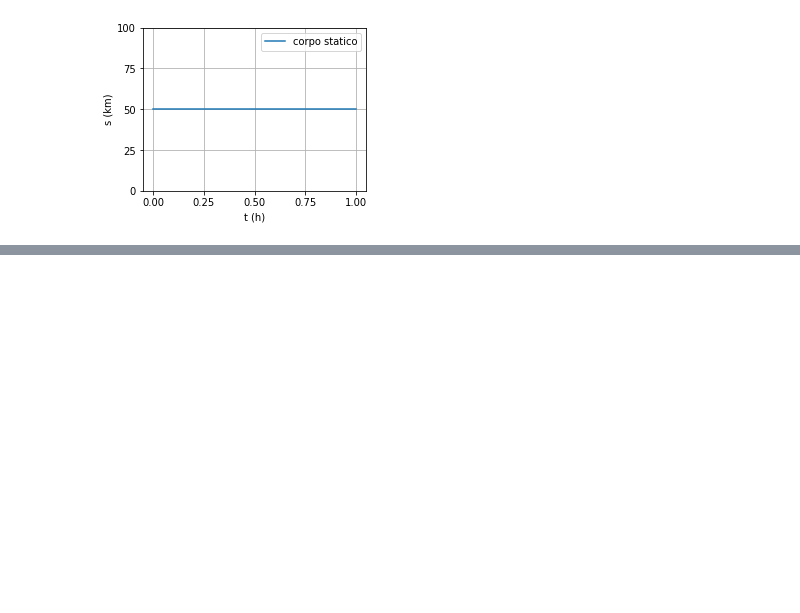
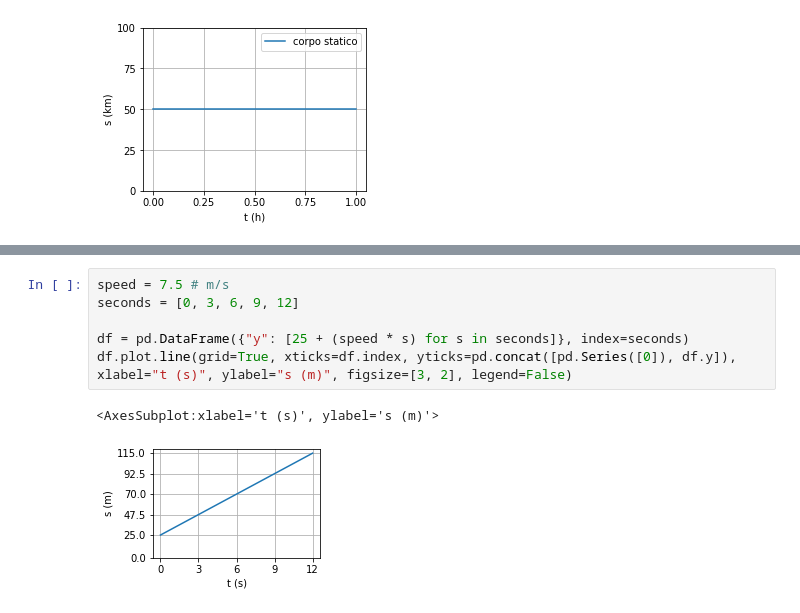
Before and after one commit to dennyb87/phoenomena, a Jupyter notebook: 3_forze_e_moto/esercizi/notebook.ipynb, the cells around one changed output, grey strips where cells are left out. Saved outputs shown, nothing was run; the diff lists cells and outputs as text; blank space fills up the shorter version.

```diff
--- a/3_forze_e_moto/esercizi/notebook.ipynb
+++ b/3_forze_e_moto/esercizi/notebook.ipynb
@@ -47,0 +49,9 @@ df.plot.line(grid=True, xticks=df.index, yticks=df.y, xlabel="t (h)", ylabel="s
+# %%
+speed = 7.5 # m/s
+seconds = [0, 3, 6, 9, 12]
+
+df = pd.DataFrame({"y": [25 + (speed * s) for s in seconds]}, index=seconds)
+df.plot.line(grid=True, xticks=df.index, yticks=pd.concat([pd.Series([0]), df.y]), xlabel="t (s)", ylabel="s (m)", figsize=[3, 2], legend=False)
+# %% [output]
+<AxesSubplot:xlabel='t (s)', ylabel='s (m)'>
+[figure, added]
```
Also changed, not shown: parts of 4 cells of this notebook, 1 other file.
